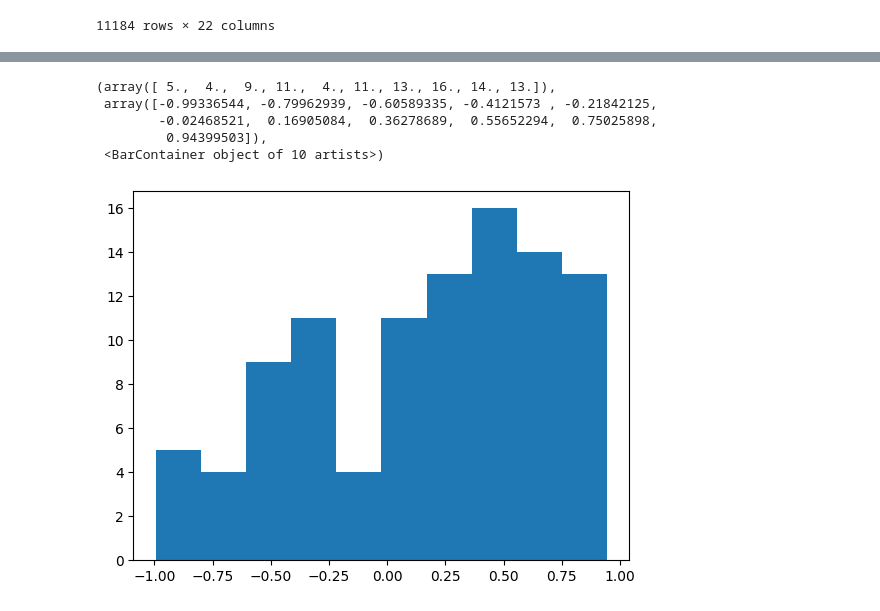
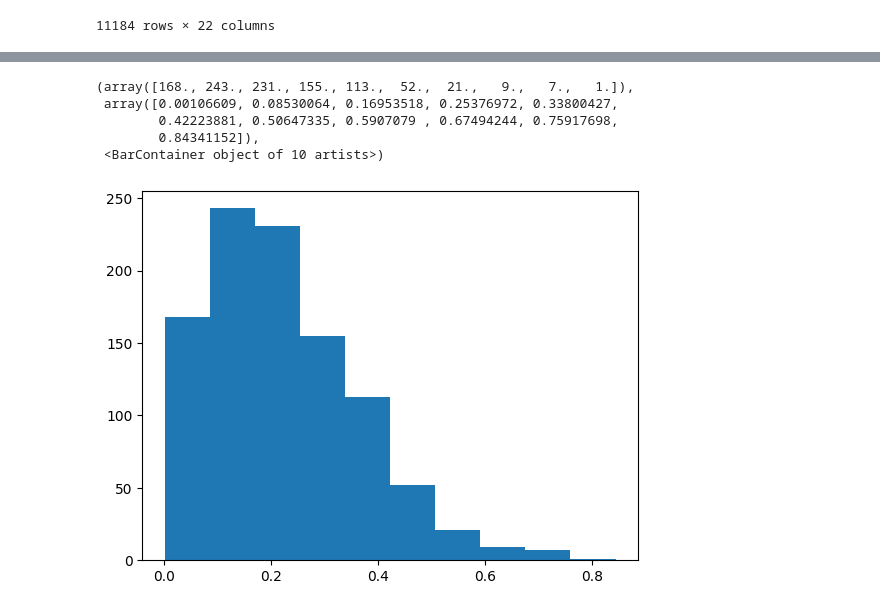
Before and after one commit to eMillar2718/GW_ChirpSim, a Jupyter notebook: binary_param_generation/Generating_samples.ipynb, the cells around one changed output, grey strips where cells are left out. Cells and saved outputs as stored; diff of their text form; code cells hidden in the pictures.

```diff
--- a/binary_param_generation/Generating_samples.ipynb
+++ b/binary_param_generation/Generating_samples.ipynb
@@ -33,0 +94,2 @@ sample = intrinsic_params.sample_intrinsic(PP_hyperposterior_samples.iloc[9], 10
+# %%
+comb_intrins_samps = pd.read_hdf('all_intrins_samps.hdf5', key='all_intrins_samps')
@@ -72,9 +186,9 @@ plt.hist(sample['chi_1'])
 # %%
-plt.hist(sample['costilt_1'])
+plt.hist(comb_intrins_samps[:,4])
 # %% [output]
-(array([ 5.,  4.,  9., 11.,  4., 11., 13., 16., 14., 13.]),
- array([-0.99336544, -0.79962939, -0.60589335, -0.4121573 , -0.21842125,
-        -0.02468521,  0.16905084,  0.36278689,  0.55652294,  0.75025898,
-         0.94399503]),
+(array([168., 243., 231., 155., 113.,  52.,  21.,   9.,   7.,   1.]),
+ array([0.00106609, 0.08530064, 0.16953518, 0.25376972, 0.33800427,
+        0.42223881, 0.50647335, 0.5907079 , 0.67494244, 0.75917698,
+        0.84341152]),
  <BarContainer object of 10 artists>)
-[figure, old version]
+[figure, new version]
```
Also changed, not shown: parts of 14 cells of this notebook, 8 other files.
